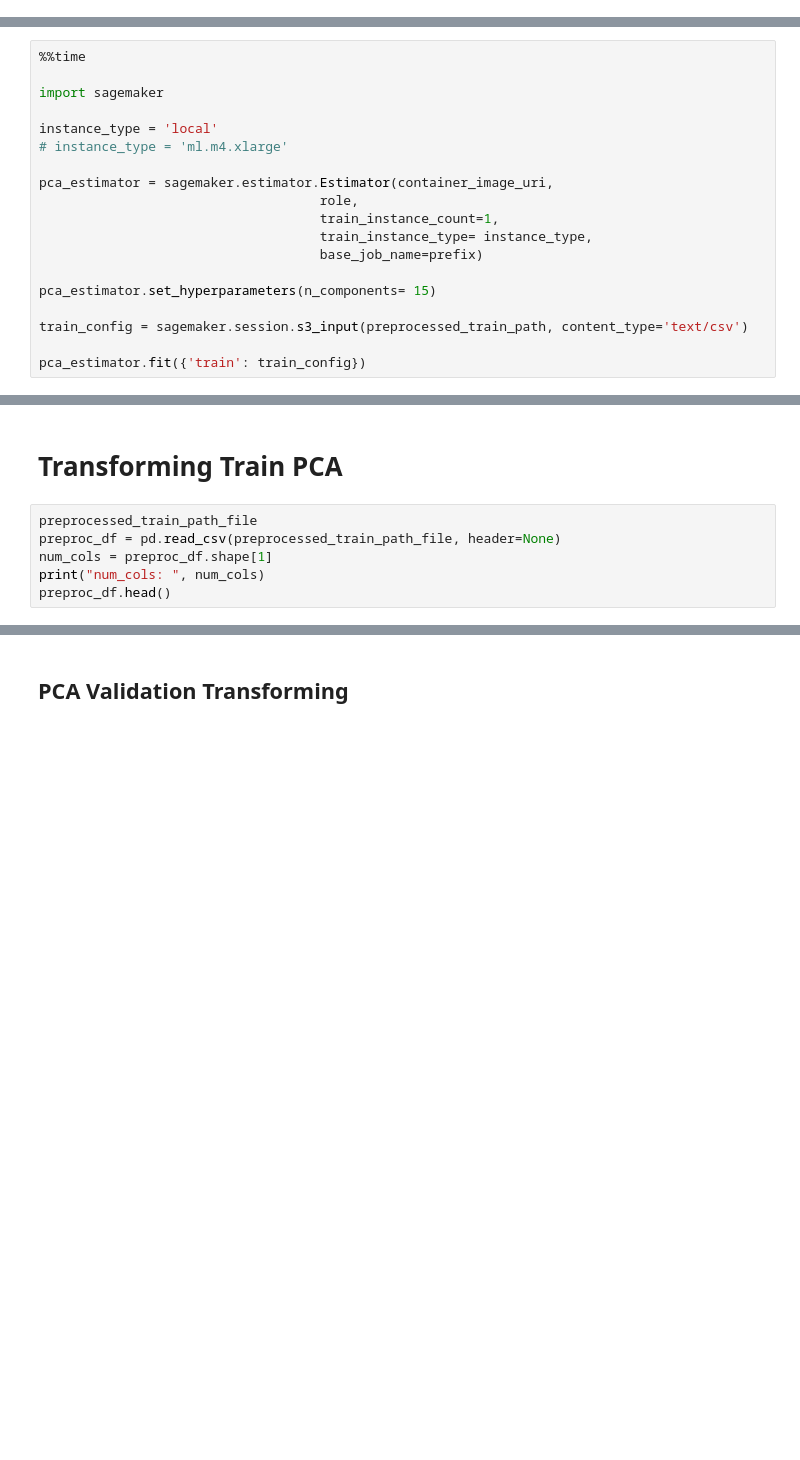
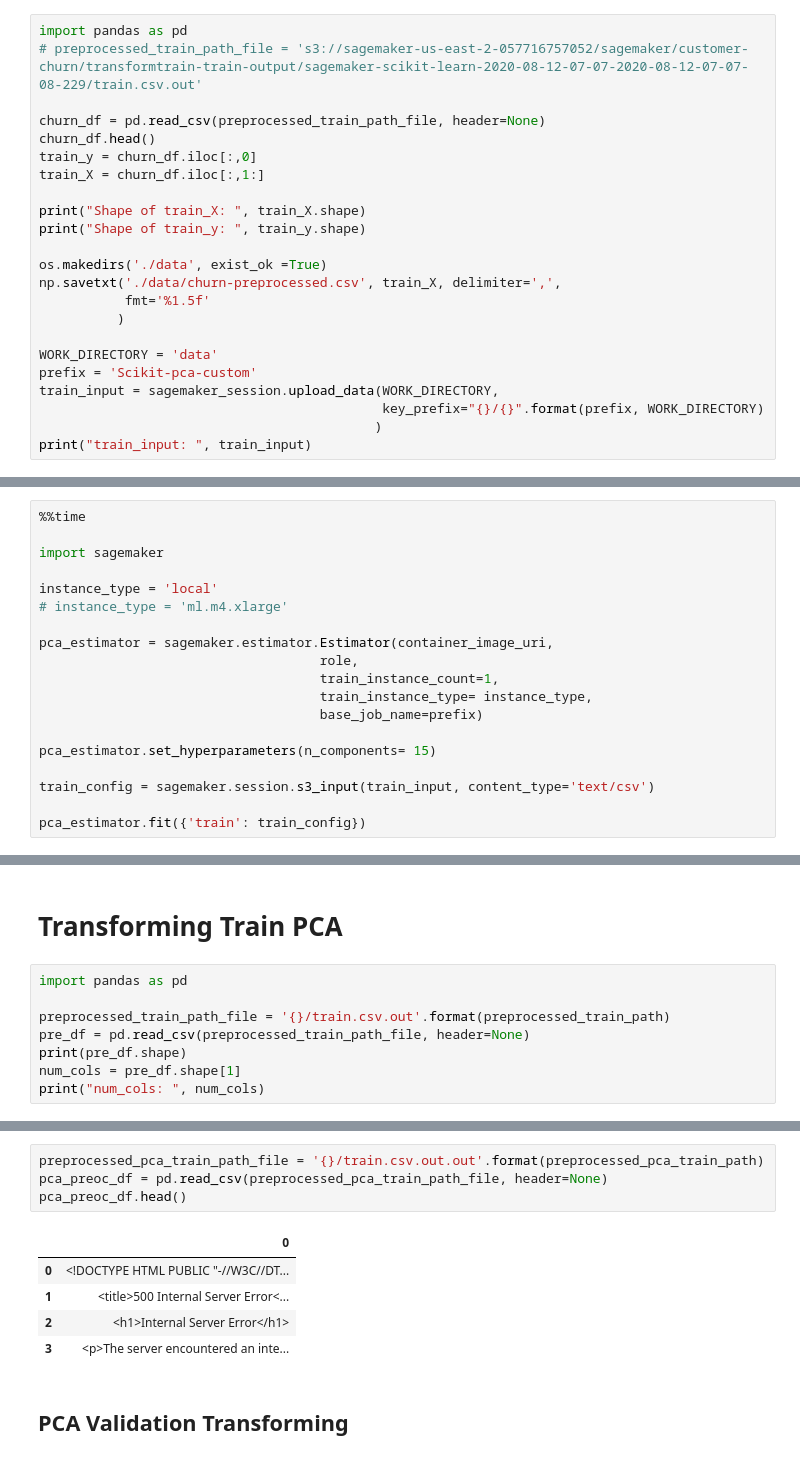
Before and after one commit to gonsoomoon-ml/churn-prediction-workshop2, a Jupyter notebook: practice_churn_script_byoc_pca/9.0.Logging-Make-Inference-Pipeline.ipynb, the cells around one changed output, grey strips where cells are left out. Cells and saved outputs as stored; diff of their text form; blank space fills up the shorter version.

```diff
--- a/practice_churn_script_byoc_pca/9.0.Logging-Make-Inference-Pipeline.ipynb
+++ b/practice_churn_script_byoc_pca/9.0.Logging-Make-Inference-Pipeline.ipynb
@@ -356,0 +362,23 @@ preprocessed_validation_path_file:
+# %%
+import pandas as pd
+# preprocessed_train_path_file = 's3://sagemaker-us-east-2-057716757052/sagemaker/customer-churn/transformtrain-train-output/sagemaker-scikit-learn-2020-08-12-07-07-2020-08-12-07-07-08-229/train.csv.out'
+
+churn_df = pd.read_csv(preprocessed_train_path_file, header=None)
+churn_df.head()
+train_y = churn_df.iloc[:,0]
+train_X = churn_df.iloc[:,1:]
+
+print("Shape of train_X: ", train_X.shape)
+print("Shape of train_y: ", train_y.shape)
+
+os.makedirs('./data', exist_ok =True)
+np.savetxt('./data/churn-preprocessed.csv', train_X, delimiter=',',
+           fmt='%1.5f'
+          )
+
+WORK_DIRECTORY = 'data'
+prefix = 'Scikit-pca-custom'
+train_input = sagemaker_session.upload_data(WORK_DIRECTORY,
+                                            key_prefix="{}/{}".format(prefix, WORK_DIRECTORY)
+                                           )
+print("train_input: ", train_input)
@@ -370,7 +403,7 @@ pca_estimator = sagemaker.estimator.Estimator(container_image_uri,
 
 pca_estimator.set_hyperparameters(n_components= 15)
 
-train_config = sagemaker.session.s3_input(preprocessed_train_path, content_type='text/csv')
+train_config = sagemaker.session.s3_input(train_input, content_type='text/csv')
 
 pca_estimator.fit({'train': train_config})
 # %% [output]
@@ -396,9 +435,11 @@ Wall time: 4.04 s
 # %% [markdown]
 # Transforming Train PCA
 # %%
-preprocessed_train_path_file
-preproc_df = pd.read_csv(preprocessed_train_path_file, header=None)
-num_cols = preproc_df.shape[1]
+import pandas as pd
+
+preprocessed_train_path_file = '{}/train.csv.out'.format(preprocessed_train_path)
+pre_df = pd.read_csv(preprocessed_train_path_file, header=None)
+print(pre_df.shape)
+num_cols = pre_df.shape[1]
 print("num_cols: ", num_cols)
-preproc_df.head()
 # %% [output]
@@ -461,2 +522,12 @@ Waiting for transform job: pca-2020-08-12-13-03-55-609-2020-08-12-13-03-55-610
+# %%
+preprocessed_pca_train_path_file = '{}/train.csv.out.out'.format(preprocessed_pca_train_path)
+pca_preoc_df = pd.read_csv(preprocessed_pca_train_path_file, header=None)
+pca_preoc_df.head()
+# %% [output]
+|  | 0 |
+| 0 | <!DOCTYPE HTML PUBLIC "-//W3C//DT... |
+| 1 | <title>500 Internal Server Error<... |
+| 2 | <h1>Internal Server Error</h1> |
+| 3 | <p>The server encountered an inte... |
 # %% [markdown]
 ## PCA Validation Transforming
```
Also changed, not shown: parts of 32 cells of this notebook, 3 other files.
